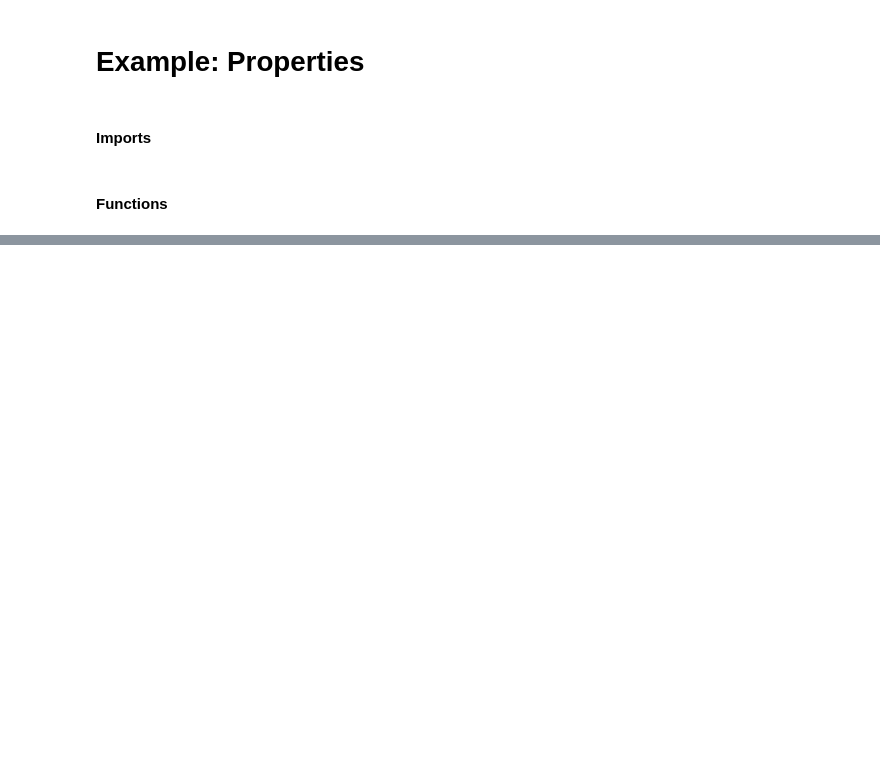
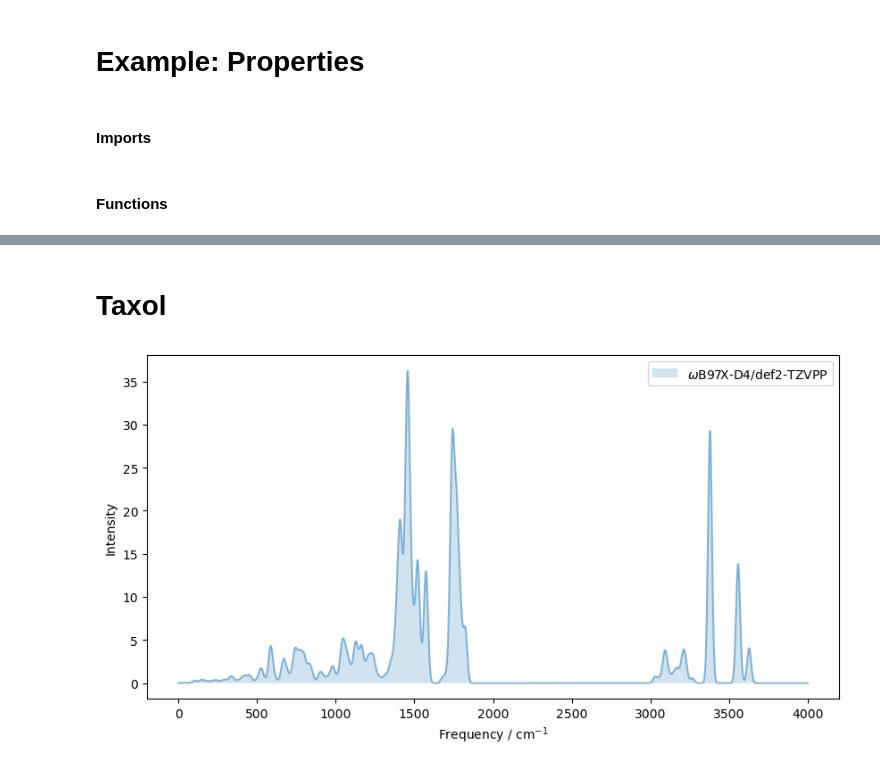
Before and after one commit to grimme-lab/dxtb, a Jupyter notebook: examples/ir.ipynb, the cells around one changed output, grey strips where cells are left out. Drawn from its saved outputs; the diff is of its cells as text; code cells hidden in the pictures; blank space fills up the shorter version.

```diff
--- a/examples/ir.ipynb
+++ b/examples/ir.ipynb
@@ -137,0 +138,2 @@ plt.show()
+# %% [markdown]
+# Taxol
@@ -137,0 +469,30 @@ plt.show()
+# %%
+# Split the string into lines
+lines = x.strip().split('\n')
+
+# Split each line into freq and int values, and convert them to float
+freqs, ints = [], []
+for line in lines:
+    freq, int_val = line.split()
+    freqs.append(float(freq))
+    ints.append(float(int_val))
+
+# Convert lists to numpy arrays
+freqs_taxol = np.array(freqs)
+ints_taxol = np.array(ints)
+# %%
+freqs_taxol, ints_taxol = fold(
+    freqs_taxol, ints_taxol, start=0.0, end=4000.0, width=30.0
+)
+
+fig, ax = plt.subplots(1, 1, figsize=(10, 5))
+# Plot experimental data.
+ax.plot(freqs_taxol, ints_taxol, alpha=0.5)
+ax.fill_between(freqs_taxol, ints_taxol, label=r"$\omega$B97X-D4/def2-TZVPP", alpha=0.2)
+
+plt.xlabel("Frequency / cm$^{-1}$")
+plt.ylabel("Intensity")
+plt.legend(loc="upper right")
+plt.show()
+# %% [output]
+[figure, added]
```
Also changed, not shown: parts of 3 cells of this notebook.
